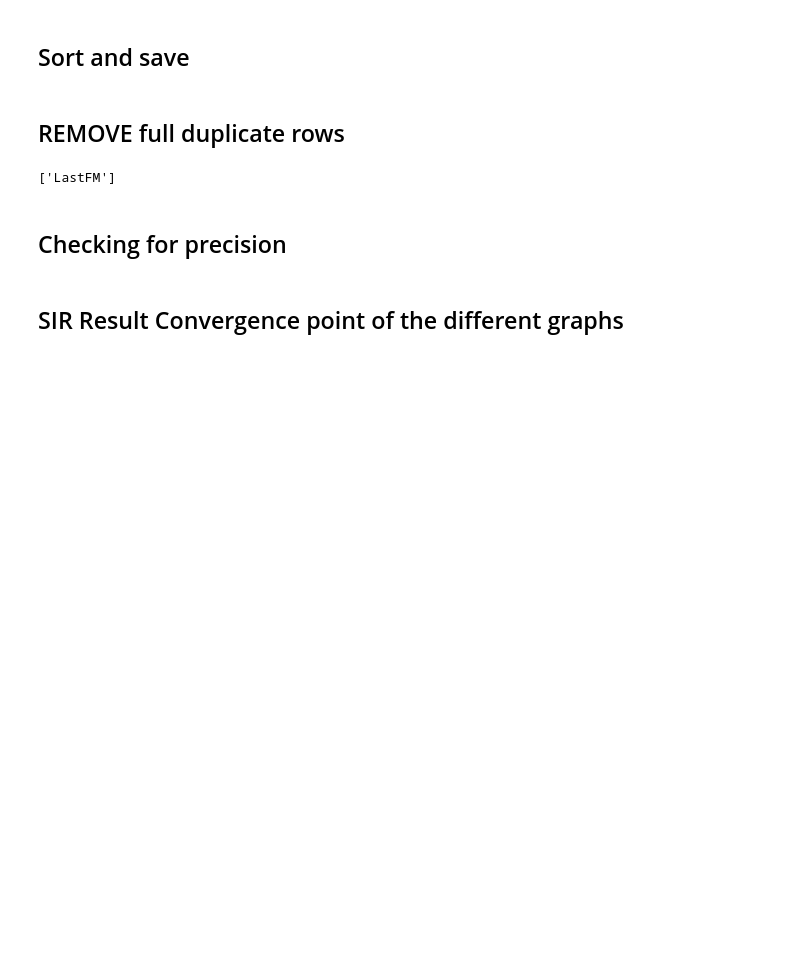
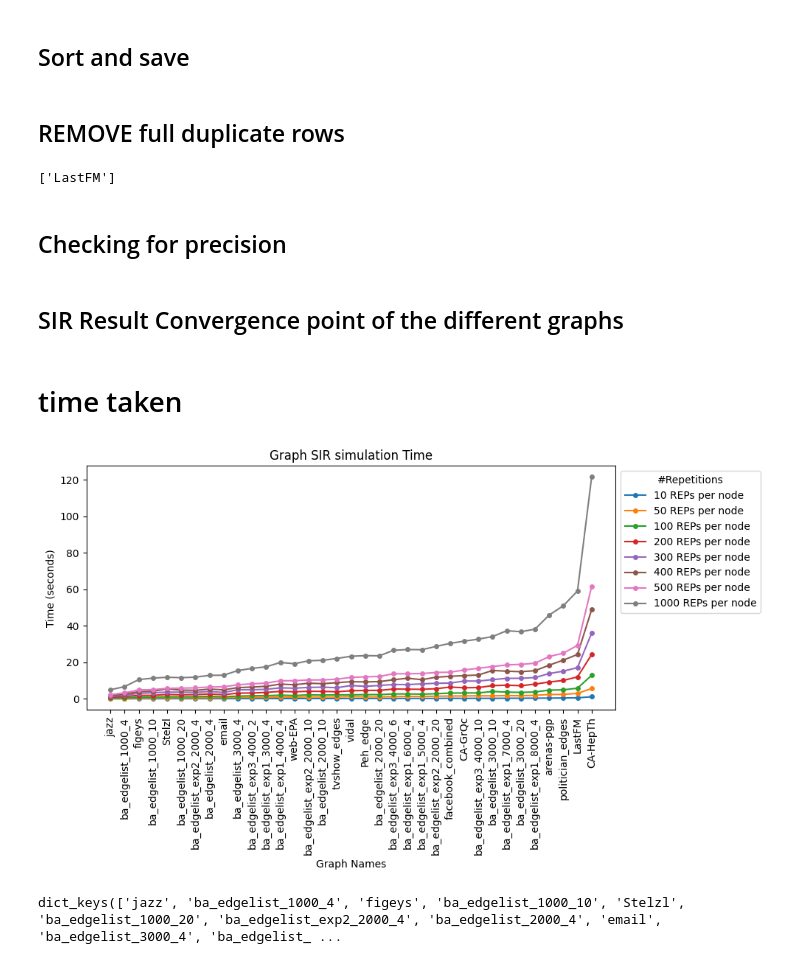
Before and after one commit to neginkheirmand/influential-node-ranking-in-complex-networks, a Jupyter notebook: sir-sim-analisys.ipynb, the cells around one changed output. Cells and saved outputs as stored; diff of their text form; code cells hidden in the pictures; blank space fills up the shorter version.

Commit message:
add data for the time analysis of sir values

```diff
--- a/sir-sim-analisys.ipynb
+++ b/sir-sim-analisys.ipynb
@@ -518,3 +518,47 @@ if False:
     print(sum_redo_nodes)
 # %% [markdown]
 ## SIR Result Convergence point of the different graphs
+# %% [markdown]
+# time taken
+# %%
+data = None
+# Load the JSON file
+with open('./all_execution_times.json', 'r') as f:
+    data = json.load(f)
+
+# Sorting the graphs based on a reference value (e.g., "500")
+reference_value = "500"
+sorted_graphs = sorted(data.items(), key=lambda item: item[1][reference_value])
+
+# Reordering data based on sorted graphs
+sorted_data = {key: data[key] for key, _ in sorted_graphs}
+
+# Extract x values and y values for sorted data
+x_values_sorted = list(sorted_data.keys())
+x_positions_sorted = range(len(x_values_sorted))
+
+# Prepare plot for each line with sorted data
+fig, ax = plt.subplots(figsize=(10, 6))
+
+for value in ["10", "50", "100", "200", "300", "400", "500", "1000"]:
+    y_values_sorted = [graph[value] for graph in sorted_data.values()]
+    ax.plot(x_positions_sorted, y_values_sorted, marker='o',markersize=4, label=f"{value} REPs per node")
+
+# Customize the plot
+ax.set_title("Graph SIR simulation Time")
+ax.set_xticks(x_positions_sorted)
+ax.set_xticklabels(x_values_sorted, rotation=90)
+ax.set_ylabel("Time (seconds)")
+ax.set_xlabel("Graph Names")
+ax.legend(title="#Repetitions", loc='upper left', bbox_to_anchor=(1, 1))
+
+plt.tight_layout()
+plt.show()
+# %% [output]
+[figure, added]
+# %%
+sorted_data.keys()
+avg_degree= []
+num_nodes= []
+# %% [output]
+dict_keys(['jazz', 'ba_edgelist_1000_4', 'figeys', 'ba_edgelist_1000_10', 'Stelzl', 'ba_edgelist_1000_20', 'ba_edgelist_exp2_2000_4', 'ba_edgelist_2000_4', 'email', 'ba_edgelist_3000_4', 'ba_edgelist_ ...
```
Also changed, not shown: parts of 2 cells of this notebook, 3 other files.
